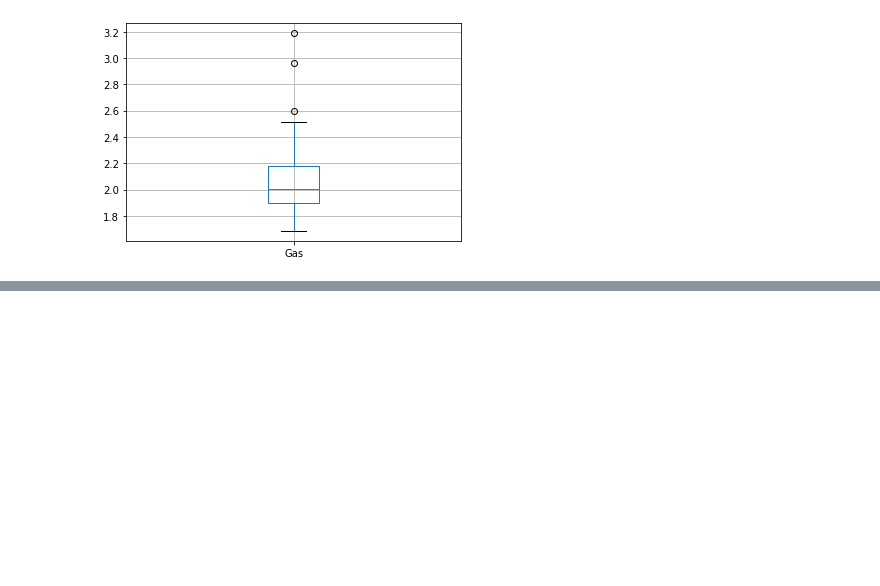
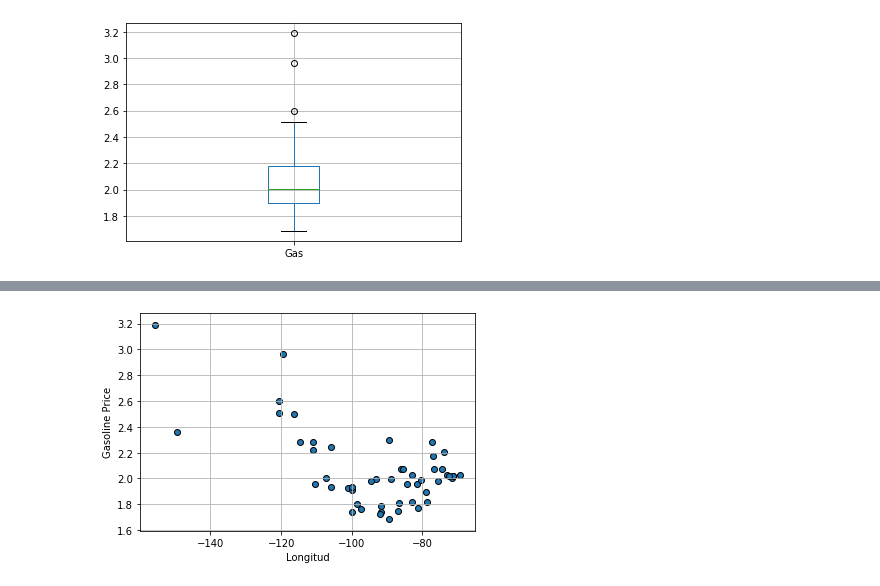
Before and after one commit to Altsa24/Project1, a Jupyter notebook: graphs.ipynb, the cells around one changed output, grey strips where cells are left out. Saved outputs shown, nothing was run; the diff lists cells and outputs as text; code cells hidden in the pictures; blank space fills up the shorter version.

```diff
--- a/graphs.ipynb
+++ b/graphs.ipynb
@@ -103,0 +126,5 @@ working_df_woDC.boxplot(column=["Gas"])
+# %%
+working_plots_long(working_df['State Longitude'],working_df['Gas'],
+              'Gasoline Price',True,False)
+# %% [output]
+[figure, added]
```
Also changed, not shown: parts of 7 cells of this notebook.
